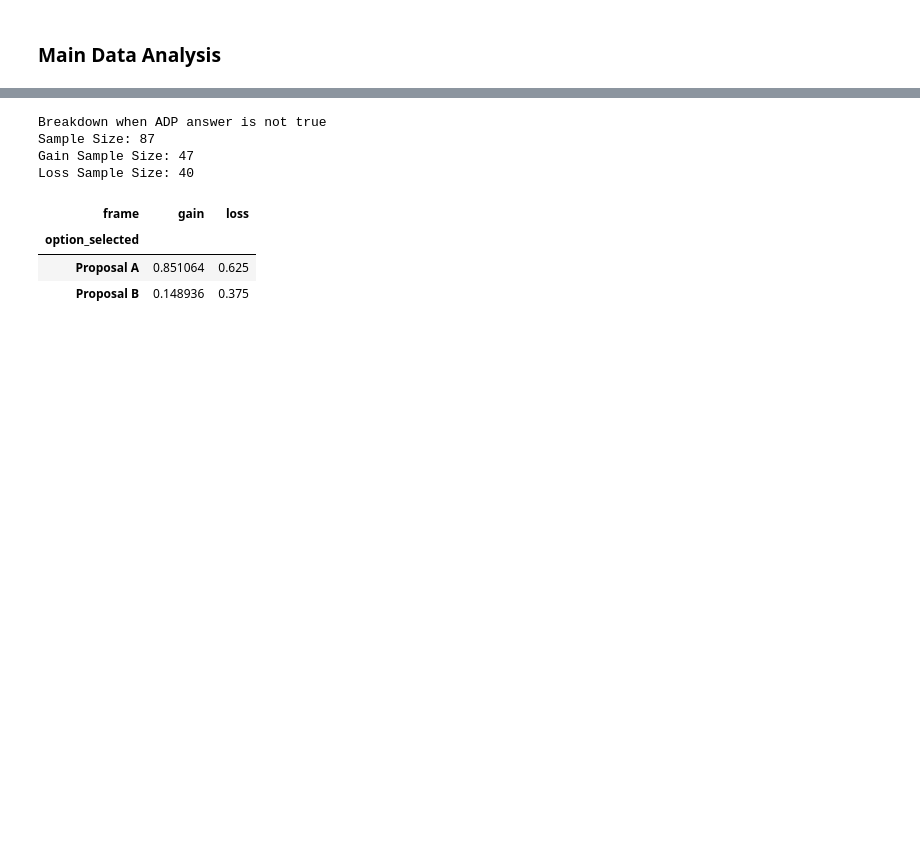
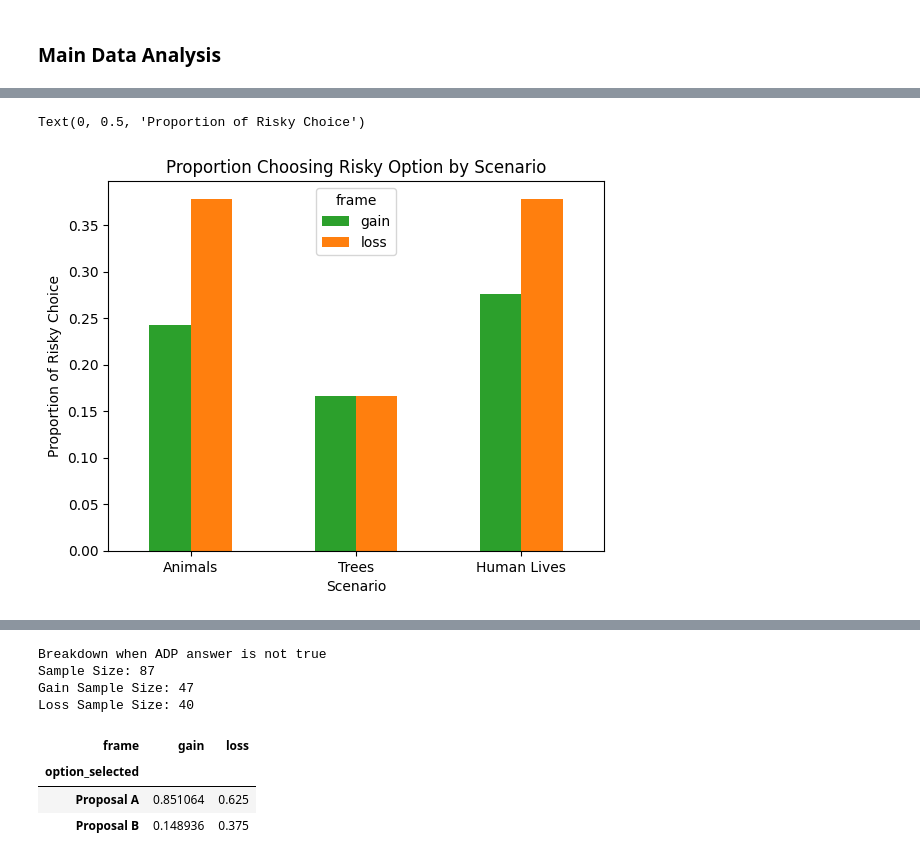
Before and after one commit to aking3806/riskychoiceframing_AI, a Jupyter notebook: Experiment 1/analysis/qualtrics_analysis.ipynb, the cells around one changed output, grey strips where cells are left out. Saved outputs shown, nothing was run; the diff lists cells and outputs as text; code cells hidden in the pictures; blank space fills up the shorter version.

```diff
--- a/Experiment 1/analysis/qualtrics_analysis.ipynb
+++ b/Experiment 1/analysis/qualtrics_analysis.ipynb
@@ -538,0 +559,16 @@ Proposal B         19    30
+# %%
+#proportion by scenario
+
+prop_by_scn = pd.crosstab(index = [main_analysis['frame'], main_analysis['scenario_clean']], columns = main_analysis['option_selected'], normalize='index')
+print(prop_by_scn)
+
+#proportion choosing risky choice
+prop_B = main_analysis[main_analysis['option_selected'] == 'Proposal B']
+
+
+scn_prop_risky = main_analysis.pivot_table(values='option_selected',
+                                        index='scenario_clean',
+                                        columns='frame',
+                                        aggfunc=lambda x: sum(x=='Proposal B')/len(x))
+
+print("\n\nProportion choosing risky choice:\n",scn_prop_risky)
@@ -538,0 +604,15 @@ Proposal B         19    30
+# %%
+# Proportion Choosing Risky Option
+
+ax = scn_prop_risky.plot(kind="bar", color = ['C2', 'C1'])
+fig.set_size_inches(1, 1)
+
+fig = ax.get_figure()
+# change labels
+ax.set_title("Proportion Choosing Risky Option by Scenario")
+ax.set_xlabel("Scenario")
+ax.set_xticklabels(labels = ['Animals', 'Trees', 'Human Lives' ], rotation = 0)
+ax.set_ylabel("Proportion of Risky Choice")
+# %% [output]
+Text(0, 0.5, 'Proportion of Risky Choice')
+[figure, added]
```
Also changed, not shown: parts of 27 cells of this notebook, 3 other files.
